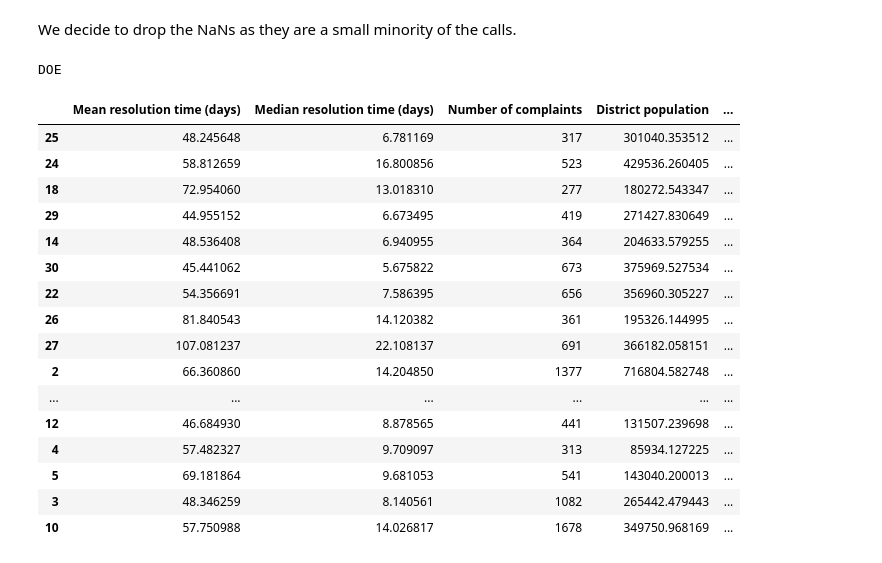
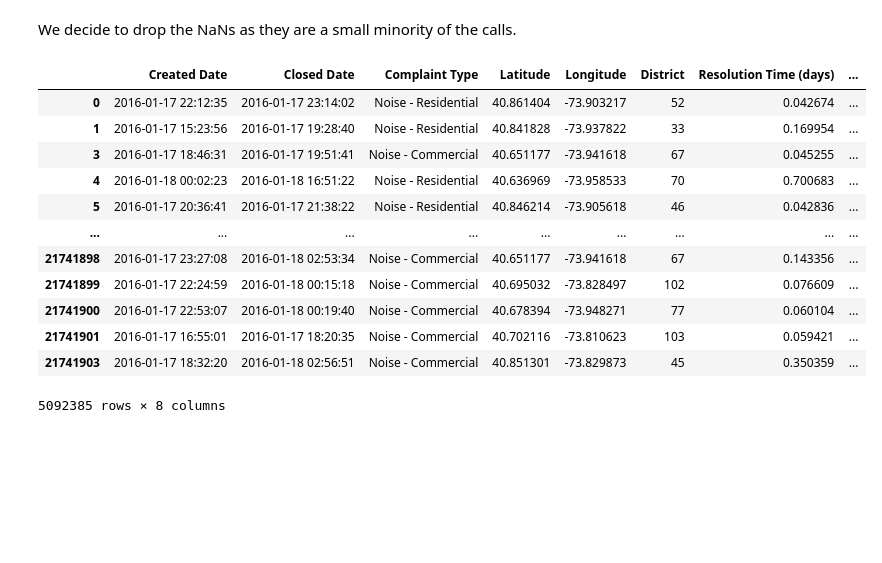
Before and after one commit to Battleman/Squada, a Jupyter notebook: ranking_departments.ipynb, the cells around one changed output. Saved outputs shown, nothing was run; the diff lists cells and outputs as text; code cells hidden in the pictures; blank space fills up the shorter version.

```diff
--- a/ranking_departments.ipynb
+++ b/ranking_departments.ipynb
@@ -138,7 +134,7 @@ for i in range(2):
 It appears that there are outliers in case of NYPD and DSNY. Histogram of the Department of Education shows unexpected spike around 1200 - 1400 days. We decide to keep those entries as they are most likely valid.
 # %%
 print("Most common call categories\n")
-for i, agency in enumerate(agencies_df[:3]):
+for i, agency in enumerate(agencies_df):
     print(agency_names[i])
     print(agency.groupby("Complaint Type").agg("size").sort_values(ascending=False).head(10))
     print()
@@ -191,12 +187,10 @@ We decide to drop the calls categorized as:
 - Request Xmas Tree Collection
 - Adopt-A-Basket
 # %%
-agencies_df[2] = agencies_df[2][~agencies_df[2]["Complaint Type"].isin([
+agencies_df[1] = agencies_df[1][~agencies_df[1]["Complaint Type"].isin([
     "Adopt-A-Basket", "Request Xmas Tree Collection", "Litter Basket / Request", "Electronics Waste",
     "Electronics Waste Appointment", "Request Large Bulky Item Collection"
 ])]
-# %%
-agencies_df = agencies_df[:3]
 # %%
 for i, agency in enumerate(agencies_df):
     print(f"{agency_names[i]} entries: {len(agency)}")
@@ -226,5 +220,23 @@ We decide to drop the NaNs as they are a small minority of the calls.
 # %%
 for agency in agencies_df:
     agency.dropna(inplace=True)
+    warnings.simplefilter("ignore")
+    agency["Created Year"] = agency["Created Date"].apply(lambda x: x.year)
+# %%
+agency
+# %% [output]
+|  | Created Date | Closed Date | Complaint Type | Latitude | Longitude | District | Resolution Time (days) | ... |
+| 0 | 2016-01-17 22:12:35 | 2016-01-17 23:14:02 | Noise - Residential | 40.861404 | -73.903217 | 52 | 0.042674 | ... |
+| 1 | 2016-01-17 15:23:56 | 2016-01-17 19:28:40 | Noise - Residential | 40.841828 | -73.937822 | 33 | 0.169954 | ... |
+| 3 | 2016-01-17 18:46:31 | 2016-01-17 19:51:41 | Noise - Commercial | 40.651177 | -73.941618 | 67 | 0.045255 | ... |
+| 4 | 2016-01-18 00:02:23 | 2016-01-18 16:51:22 | Noise - Residential | 40.636969 | -73.958533 | 70 | 0.700683 | ... |
+| 5 | 2016-01-17 20:36:41 | 2016-01-17 21:38:22 | Noise - Residential | 40.846214 | -73.905618 | 46 | 0.042836 | ... |
+| ... | ... | ... | ... | ... | ... | ... | ... | ... |
+| 21741898 | 2016-01-17 23:27:08 | 2016-01-18 02:53:34 | Noise - Commercial | 40.651177 | -73.941618 | 67 | 0.143356 | ... |
+| 21741899 | 2016-01-17 22:24:59 | 2016-01-18 00:15:18 | Noise - Commercial | 40.695032 | -73.828497 | 102 | 0.076609 | ... |
+| 21741900 | 2016-01-17 22:53:07 | 2016-01-18 00:19:40 | Noise - Commercial | 40.678394 | -73.948271 | 77 | 0.060104 | ... |
+| 21741901 | 2016-01-17 16:55:01 | 2016-01-17 18:20:35 | Noise - Commercial | 40.702116 | -73.810623 | 103 | 0.059421 | ... |
+| 21741903 | 2016-01-17 18:32:20 | 2016-01-18 02:56:51 | Noise - Commercial | 40.851301 | -73.829873 | 45 | 0.350359 | ... |
+5092385 rows × 8 columns
 # %%
 grouped_agencies = []
@@ -247,23 +262,0 @@ for i, agency in enumerate(agencies_df):
-# %%
-print(agency_names[0])
-grouped_agencies[0].to_pickle("data/doe_ranking.pkl")
-grouped_agencies[0]
-# %% [output]
-DOE
-|  | Mean resolution time (days) | Median resolution time (days) | Number of complaints | District population | ... |
-| 25 | 48.245648 | 6.781169 | 317 | 301040.353512 | ... |
-| 24 | 58.812659 | 16.800856 | 523 | 429536.260405 | ... |
-| 18 | 72.954060 | 13.018310 | 277 | 180272.543347 | ... |
-| 29 | 44.955152 | 6.673495 | 419 | 271427.830649 | ... |
-| 14 | 48.536408 | 6.940955 | 364 | 204633.579255 | ... |
-| 30 | 45.441062 | 5.675822 | 673 | 375969.527534 | ... |
-| 22 | 54.356691 | 7.586395 | 656 | 356960.305227 | ... |
-| 26 | 81.840543 | 14.120382 | 361 | 195326.144995 | ... |
-| 27 | 107.081237 | 22.108137 | 691 | 366182.058151 | ... |
-| 2 | 66.360860 | 14.204850 | 1377 | 716804.582748 | ... |
-| ... | ... | ... | ... | ... | ... |
-| 12 | 46.684930 | 8.878565 | 441 | 131507.239698 | ... |
-| 4 | 57.482327 | 9.709097 | 313 | 85934.127225 | ... |
-| 5 | 69.181864 | 9.681053 | 541 | 143040.200013 | ... |
-| 3 | 48.346259 | 8.140561 | 1082 | 265442.479443 | ... |
-| 10 | 57.750988 | 14.026817 | 1678 | 349750.968169 | ... |
```
Also changed, not shown: parts of 17 cells of this notebook, 4 other files.
